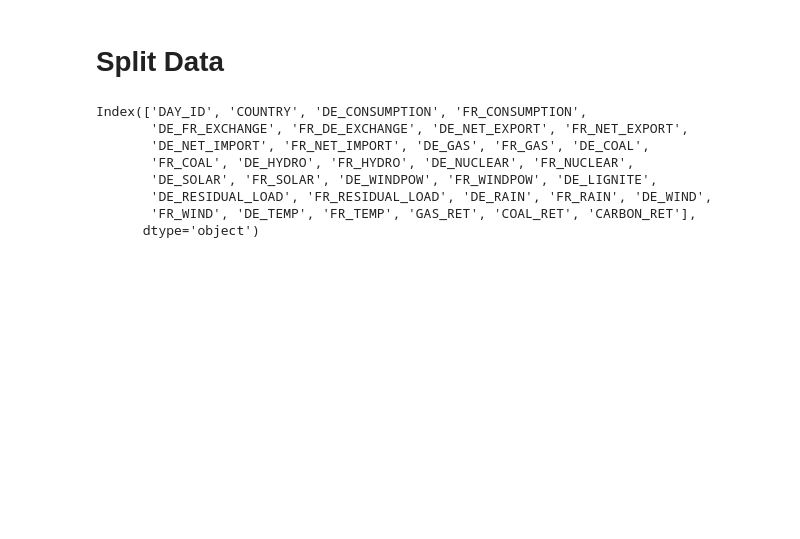
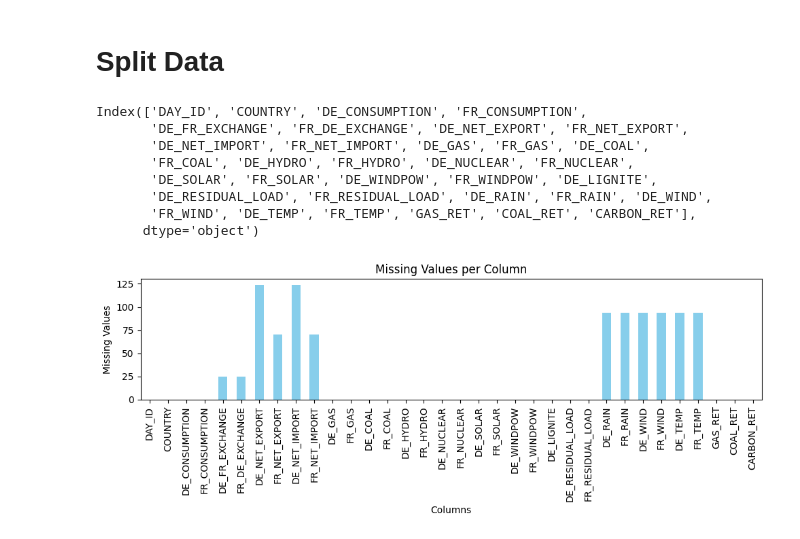
Before and after one commit to talhajamal11/QRT---Electricity-Prices---2023, a Jupyter notebook: src/main.ipynb, the cells around one changed output. Drawn from its saved outputs; the diff is of its cells as text; code cells hidden in the pictures; blank space fills up the shorter version.

```diff
--- a/src/main.ipynb
+++ b/src/main.ipynb
@@ -42,3 +53,14 @@ Index(['DAY_ID', 'COUNTRY', 'DE_CONSUMPTION', 'FR_CONSUMPTION',
        'DE_RESIDUAL_LOAD', 'FR_RESIDUAL_LOAD', 'DE_RAIN', 'FR_RAIN', 'DE_WIND',
        'FR_WIND', 'DE_TEMP', 'FR_TEMP', 'GAS_RET', 'COAL_RET', 'CARBON_RET'],
       dtype='object')
+# %%
+missing_values = x_train.isna().sum()
+missing_values.plot(kind='bar', figsize=(10, 4), color='skyblue')
+plt.title('Missing Values per Column')
+plt.xlabel('Columns')
+plt.ylabel('Missing Values')
+plt.xticks(rotation=90)  # Rotate the x labels to show them vertically
+plt.tight_layout()  # Adjust layout to make room for the x labels
+plt.show()
+# %% [output]
+[figure, added]
```
Also changed, not shown: parts of 6 cells of this notebook.
